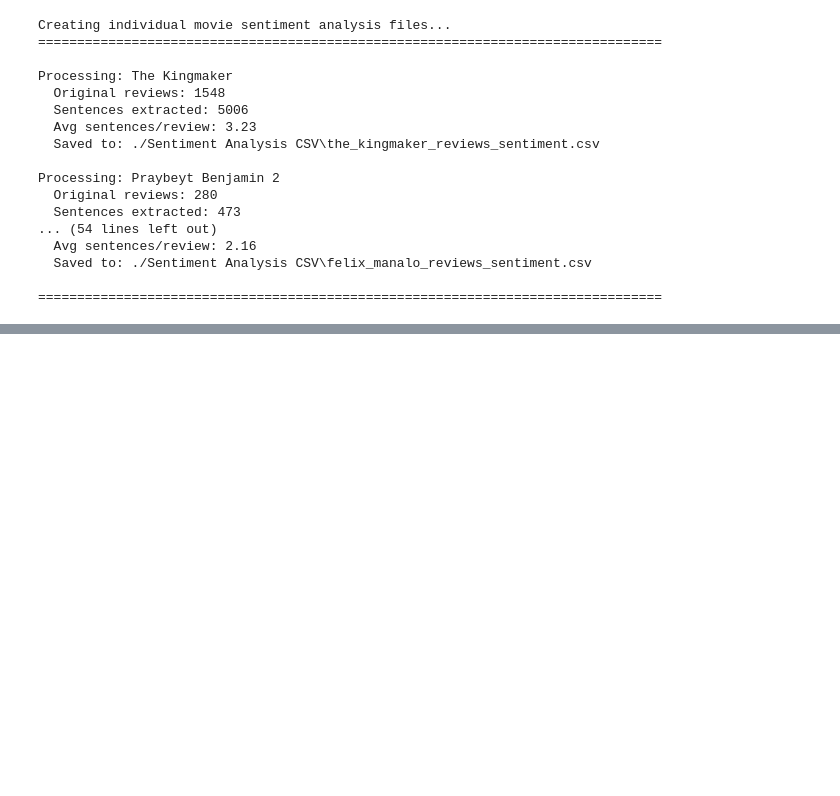
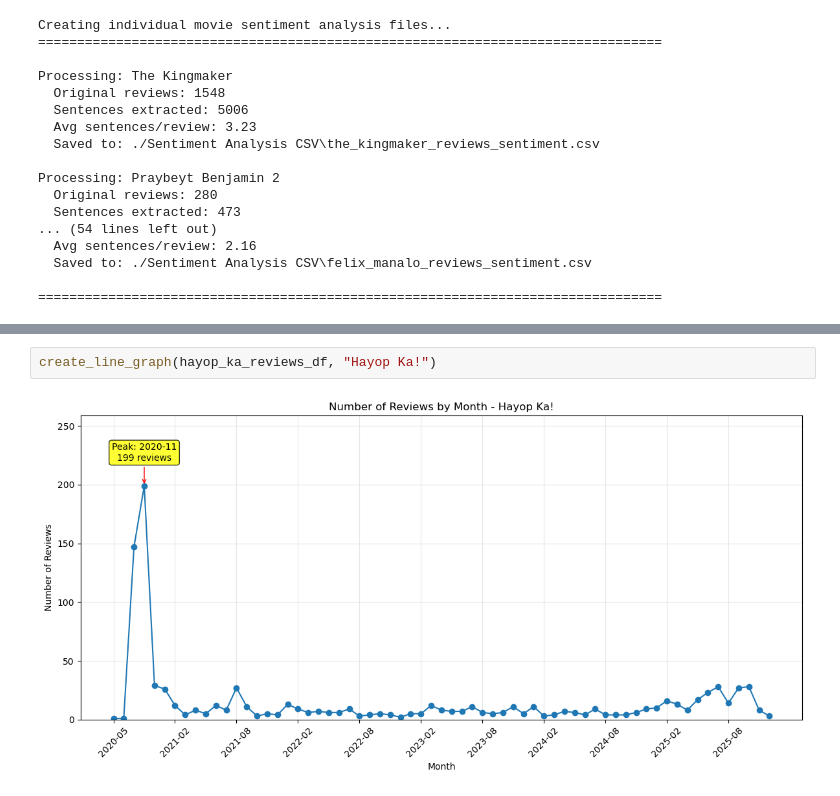
Before and after one commit to joshuanicoo/ReviewBombing-CITe4D, a Jupyter notebook: text_preprocessing.ipynb, the cells around one changed output, grey strips where cells are left out. Drawn from its saved outputs; the diff is of its cells as text; blank space fills up the shorter version.

```diff
--- a/text_preprocessing.ipynb
+++ b/text_preprocessing.ipynb
@@ -1658,0 +1690,4 @@ Distribution by movie:
+# %%
+create_line_graph(hayop_ka_reviews_df, "Hayop Ka!")
+# %% [output]
+[figure, added]
```
Also changed, not shown: parts of 21 cells of this notebook, 12 other files.
